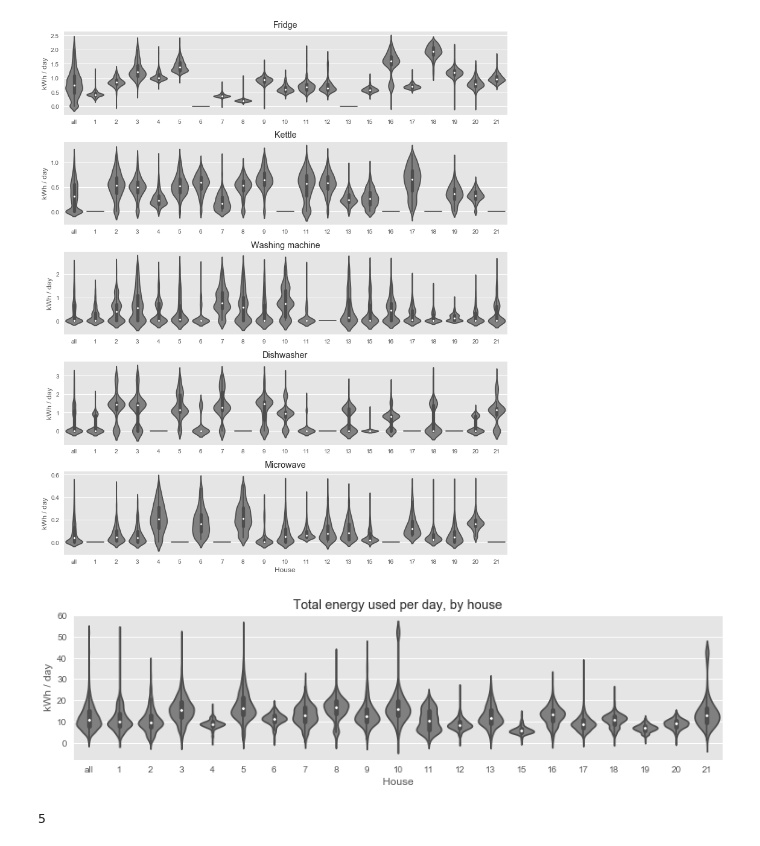
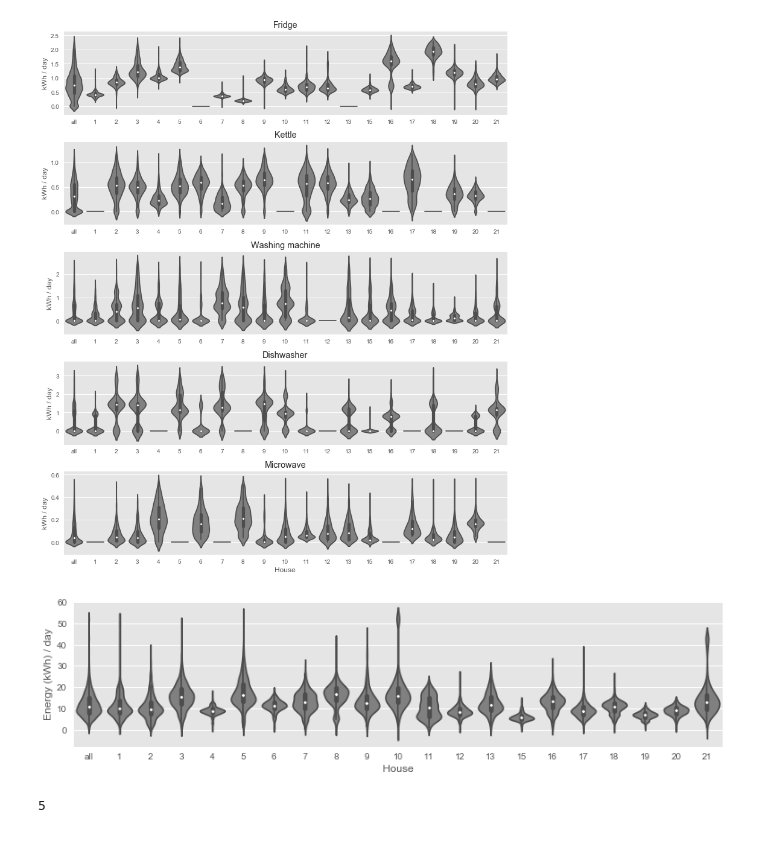
Before and after one commit to sipolac/thesis, a Jupyter notebook: py/explore_and_clean.ipynb, the cells around one changed output. Saved outputs shown, nothing was run; the diff lists cells and outputs as text; code cells hidden in the pictures.

```diff
--- a/py/explore_and_clean.ipynb
+++ b/py/explore_and_clean.ipynb
@@ -396,26 +396,26 @@ plt.show()
 # %%
 fig = plt.figure(figsize=(13,3))
 ax = fig.add_subplot(111)
 df1 = pd.DataFrame({'Energy': dstats[('EnergyAppliance0', 'sum')],
                     'House': dstats['House']})
 df2 = df1.copy()
 df2['House'] = 'all'
 df = pd.concat([df2, df1])  # all first
 del df1, df2
 
 # y = y[y['Energy'] < np.percentile(y['Energy'], 95)]
 # print y
 not_too_big   = df['Energy'] < np.percentile(df['Energy'].dropna(), 99.9)
 not_too_small = df['Energy'] > np.percentile(df['Energy'].dropna(), 0.1)
 df = df[(not_too_big) & (not_too_small)]
 sns.violinplot(x='House', y='Energy', data=df, scale='width', color='gray')
-ax.set_title('Total energy used per day, by house')
+# ax.set_title('Total energy used per day, by house')
 ax.set_xlabel('House')
-ax.set_ylabel('kWh / day')
+ax.set_ylabel('Energy (kWh) / day')
 plt.savefig(os.path.join(dir_run, 'energy_densities_by_house.pdf'))
 plt.show()
 # %% [output]
-[figure, old version]
+[figure, new version]
 # %%
 # # One day with negative aggregate.
 # plot_day(3, datetime(2014,4,6))
```
Also changed, not shown: parts of 5 cells of this notebook, 1 other file.
